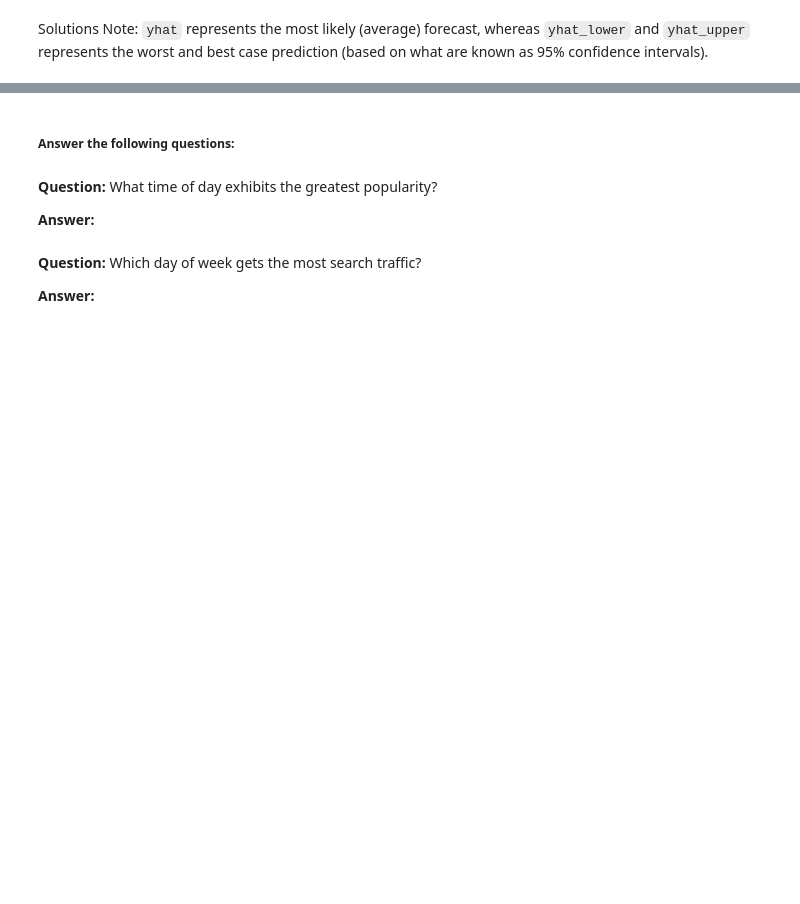
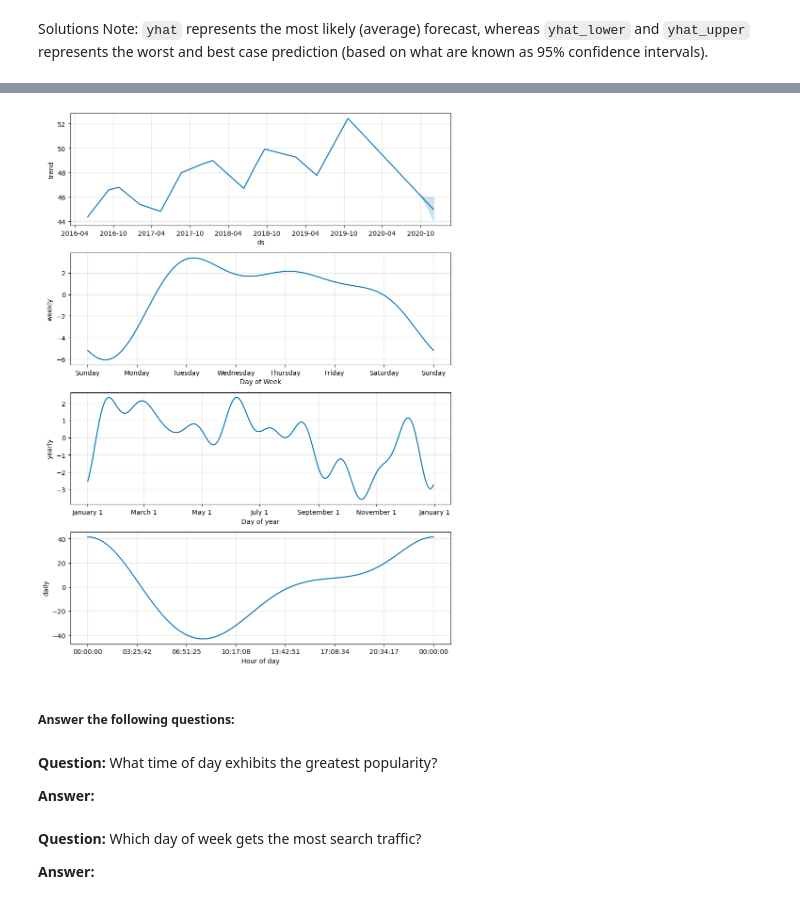
Before and after one commit to tdhdpilot/prophet-challenge, a Jupyter notebook: forecasting_net_prophet.ipynb, the cells around one changed output, grey strips where cells are left out. Saved outputs shown, nothing was run; the diff lists cells and outputs as text; code cells hidden in the pictures; blank space fills up the shorter version.

```diff
--- a/forecasting_net_prophet.ipynb
+++ b/forecasting_net_prophet.ipynb
@@ -452,9 +538,13 @@ Solutions Note: `yhat` represents the most likely (average) forecast, whereas `y
 # %%
 # Reset the index in the forecast_mercado_trends DataFrame
-
+forecast_mercado_trends = forecast_mercado_trends.reset_index()
+forecast_mercado_trends.head()
 
 # Use the plot_components function to visualize the forecast results
 # for the forecast_canada DataFrame
+fig2 = m.plot_components(forecast_mercado_trends)
+# %% [output]
+[figure, added]
 # %% [markdown]
 ##### Answer the following questions:
 # %% [markdown]
```
Also changed, not shown: parts of 9 cells of this notebook.
